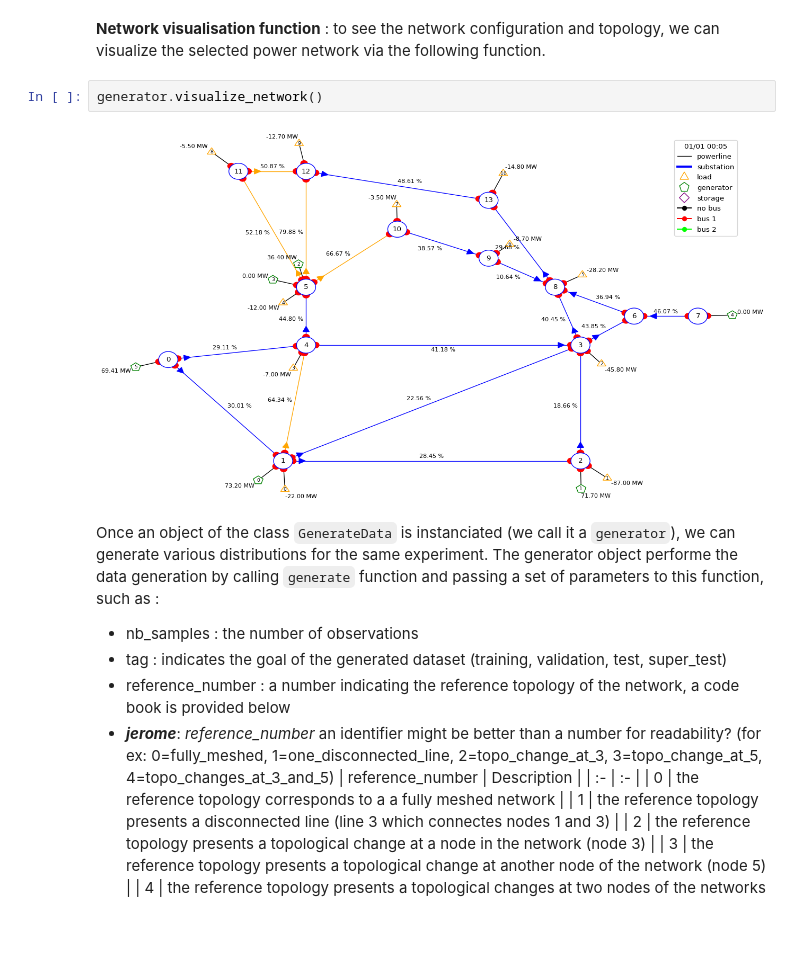
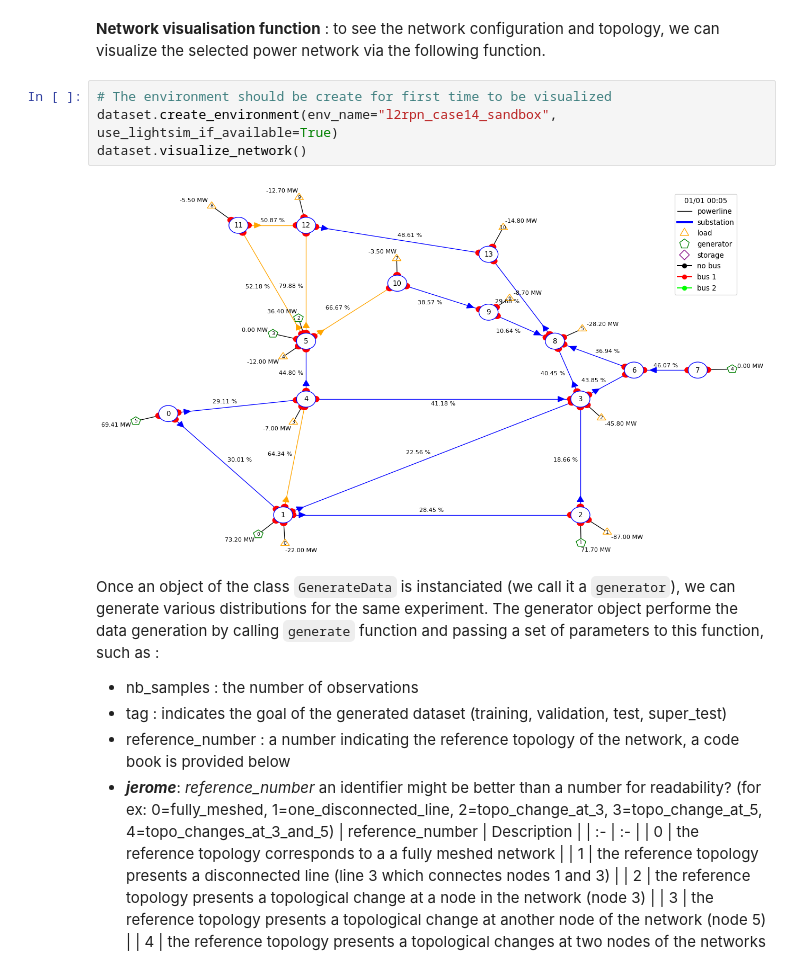
Before and after one commit to IRT-SystemX/LIPS, a Jupyter notebook: Notebook_Benchmark1.ipynb, the cells around one changed output. Drawn from its saved outputs; the diff is of its cells as text; blank space fills up the shorter version.

```diff
--- a/Notebook_Benchmark1.ipynb
+++ b/Notebook_Benchmark1.ipynb
@@ -84,10 +82,12 @@ The table below represents the list of all the functions which can be accessed f
 | visualize_network_state | visualize the power network state |
 # %% [markdown]
 <b>Network visualisation function</b> : to see the network configuration and topology, we can visualize the selected power network via the following function.
-# %%
-generator.visualize_network()
-# %% [output]
-[figure, removed]
+# %%
+# The environment should be create for first time to be visualized
+dataset.create_environment(env_name="l2rpn_case14_sandbox", use_lightsim_if_available=True)
+dataset.visualize_network()
+# %% [output]
+[figure, added]
 # %% [markdown]
 Once an object of the class `GenerateData` is instanciated (we call it a `generator`), we can generate various distributions for the same experiment. The generator object performe the data generation by calling `generate` function and passing a set of parameters to this function, such as :
 - nb_samples : the number of observations
```
Also changed, not shown: parts of 105 cells of this notebook, 48 other files.
